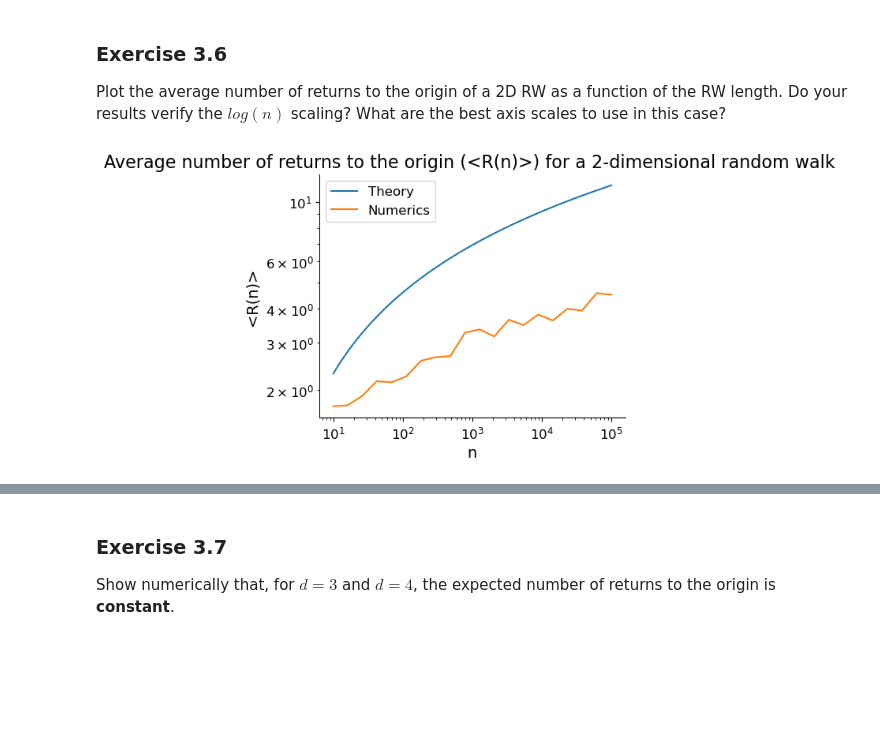
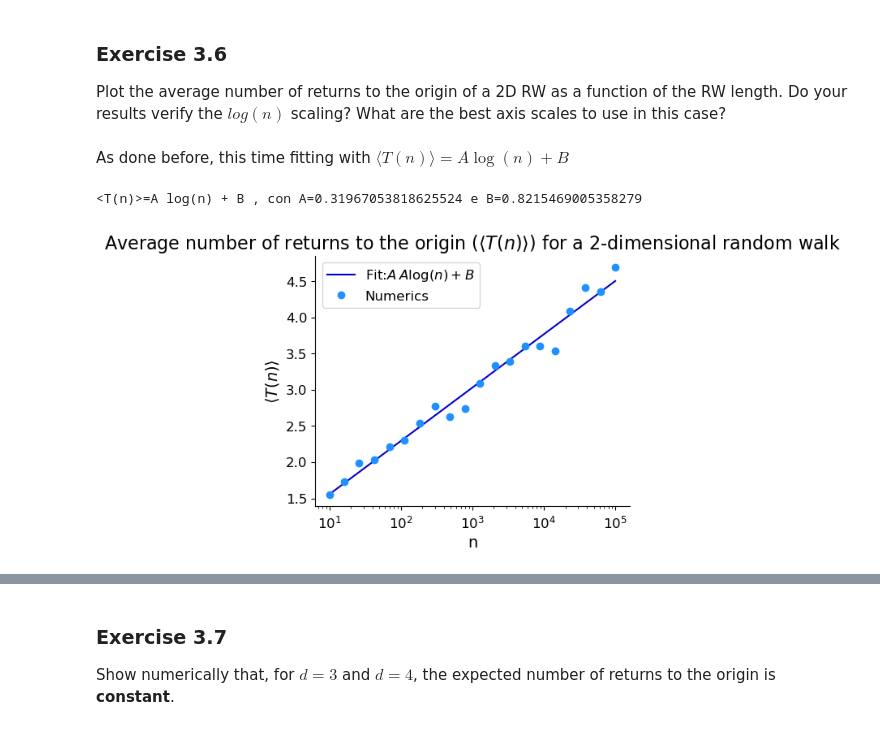
Before and after one commit to 12nihil12/fis_stat, a Jupyter notebook: notebooks/3-Random-Walks.ipynb, the cells around one changed output, grey strips where cells are left out. Drawn from its saved outputs; the diff is of its cells as text; code cells hidden in the pictures; blank space fills up the shorter version.

```diff
--- a/notebooks/3-Random-Walks.ipynb
+++ b/notebooks/3-Random-Walks.ipynb
@@ -229,0 +221,25 @@ plt.show()
+# %%
+#Defining the function to be fitted
+def F(x,A):
+    return A*np.sqrt(x)
+
+#Saving the parameter A (rets gives statistics on the fit that will, at the moment, be ignored)
+A,rets=spy.curve_fit(F,length_array,num_returns_array)
+
+
+fig, ax = plt.subplots(1, 1, figsize=(5, 4))
+# plot theoretical result
+n=np.linspace(length_min,length_max,length_max-length_min)
+ax.plot(n,F(n,A),color="mediumblue" ,label=r"Fit:$A \sqrt{n}$")
+print(f"<T(n)>=A n^(1/2), con A={A}")
+# plot numerical result
+ax.plot(length_array,num_returns_array,"o",color="dodgerblue",label="Numerics")
+ax.loglog()
+# add axis labels
+ax.set_xlabel("n")
+ax.set_ylabel(r"$\langle T(n) \rangle$")
+# add a legend
+ax.legend()
+# add a title (e.g. that says what dimension we used)
+ax.set_title(rf"Average number of returns to the origin ($\langle T(n) \rangle$) for a {dim}-dimensional random walk ")
+plt.show()
@@ -238,22 +257,34 @@ num_returns_array = np.array([
     get_average_num_returns(length=length, dim=dim)
     for length in length_array
 ])
+# %% [markdown]
+As done before, this time fitting with $\langle T(n) \rangle =A \log(n)+B $
 # %%
-# plot the numerical results + theory
+def F(x,A,B):
+    return A*np.log(x) + B
+
+
+(A,B),rets=spy.curve_fit(F,length_array,num_returns_array)
+
 
 fig, ax = plt.subplots(1, 1, figsize=(5, 4))
 # plot theoretical result
 n=np.linspace(length_min,length_max,length_max-length_min)
-ax.loglog(n,np.log(n), label="Theory")
+ax.plot(n,F(n,A,B),color="mediumblue" ,label=r"Fit:$A \:\log(n)+B$")
+
+
+print(f"<T(n)>=A log(n) + B , con A={A} e B={B}")
 # plot numerical result
-ax.loglog(length_array,num_returns_array, label="Numerics")
+ax.plot(length_array,num_returns_array,"o",color="dodgerblue",label="Numerics")
+ax.set_xscale("log")
 # add axis labels
 ax.set_xlabel("n")
-ax.set_ylabel("<R(n)> ")
+ax.set_ylabel(r"$\langle T(n) \rangle$")
 # add a legend
 ax.legend()
 # add a title (e.g. that says what dimension we used)
-ax.set_title(f"Average number of returns to the origin (<R(n)>) for a {dim}-dimensional random walk ")
+ax.set_title(rf"Average number of returns to the origin ($\langle T(n) \rangle$) for a {dim}-dimensional random walk ")
 plt.show()
 # %% [output]
+<T(n)>=A log(n) + B , con A=0.31967053818625524 e B=0.8215469005358279
-[figure, old version]
+[figure, new version]
```
Also changed, not shown: parts of 22 cells of this notebook, 1 other file.
